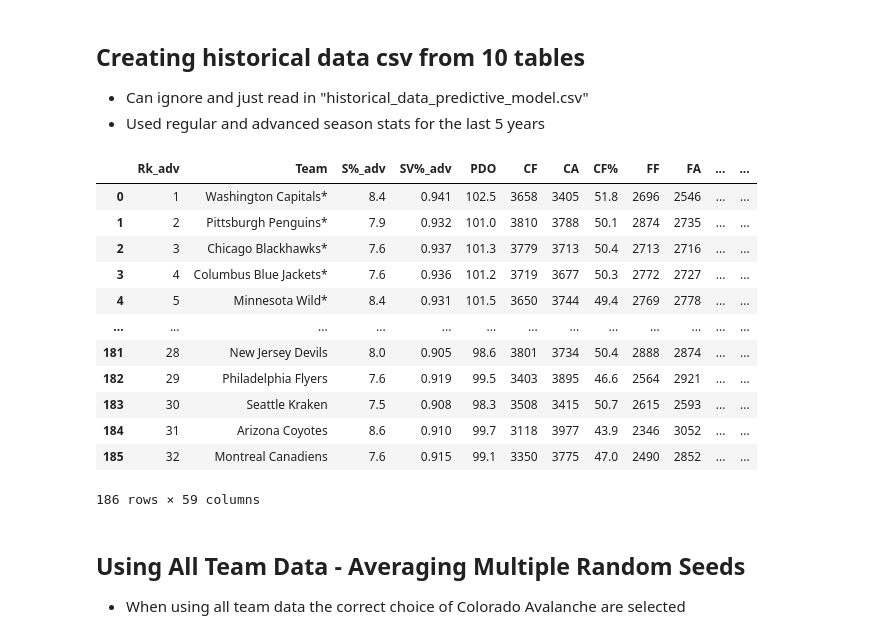
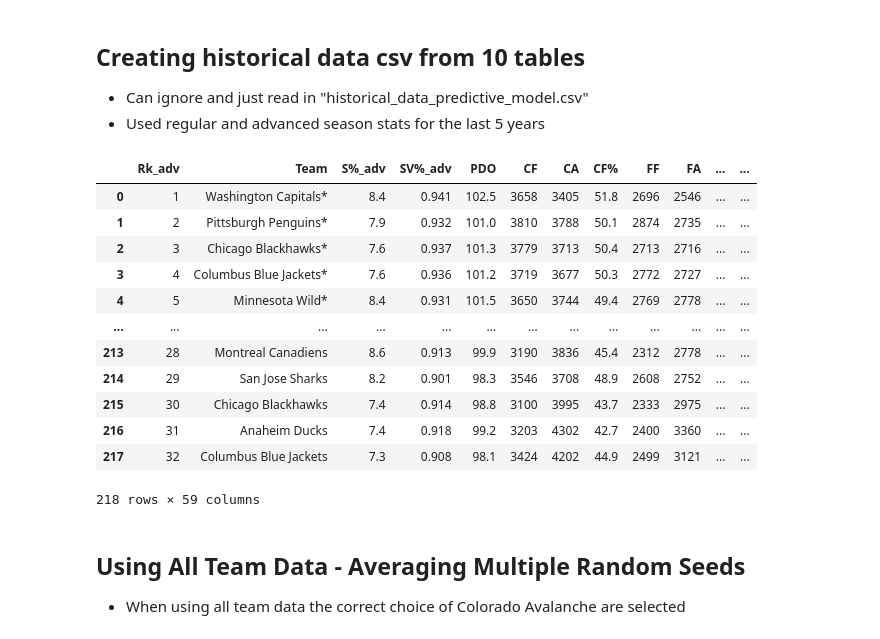
Before and after one commit to jdawg00527/CMSE202_Project, a Jupyter notebook: NHL Predictions.ipynb, the cells around one changed output. Cells and saved outputs as stored; diff of their text form; code cells hidden in the pictures.

```diff
--- a/NHL Predictions.ipynb
+++ b/NHL Predictions.ipynb
@@ -31,24 +31,24 @@ def process_year(year, champion_team):
 
     return data
 # %%
-years = range(2017, 2023)
-champions = ['Pittsburgh Penguins*', 'Washington Capitals*', 'St. Louis Blues*', 'Tampa Bay Lightning*', 'Tampa Bay Lightning*', 'Colorado Avalanche*']
+years = range(2017, 2024)
+champions = ['Pittsburgh Penguins*', 'Washington Capitals*', 'St. Louis Blues*', 'Tampa Bay Lightning*', 'Tampa Bay Lightning*', 'Colorado Avalanche*', '']
 historical_data = pd.concat([process_year(year, champion) for year, champion in zip(years, champions)], ignore_index=True)
 historical_data
 # %% [output]
 |  | Rk_adv | Team | S%_adv | SV%_adv | PDO | CF | CA | CF% | FF | FA | ... | ... |
 | 0 | 1 | Washington Capitals* | 8.4 | 0.941 | 102.5 | 3658 | 3405 | 51.8 | 2696 | 2546 | ... | ... |
 | 1 | 2 | Pittsburgh Penguins* | 7.9 | 0.932 | 101.0 | 3810 | 3788 | 50.1 | 2874 | 2735 | ... | ... |
 | 2 | 3 | Chicago Blackhawks* | 7.6 | 0.937 | 101.3 | 3779 | 3713 | 50.4 | 2713 | 2716 | ... | ... |
 | 3 | 4 | Columbus Blue Jackets* | 7.6 | 0.936 | 101.2 | 3719 | 3677 | 50.3 | 2772 | 2727 | ... | ... |
 | 4 | 5 | Minnesota Wild* | 8.4 | 0.931 | 101.5 | 3650 | 3744 | 49.4 | 2769 | 2778 | ... | ... |
 | ... | ... | ... | ... | ... | ... | ... | ... | ... | ... | ... | ... | ... |
-| 181 | 28 | New Jersey Devils | 8.0 | 0.905 | 98.6 | 3801 | 3734 | 50.4 | 2888 | 2874 | ... | ... |
-| 182 | 29 | Philadelphia Flyers | 7.6 | 0.919 | 99.5 | 3403 | 3895 | 46.6 | 2564 | 2921 | ... | ... |
-| 183 | 30 | Seattle Kraken | 7.5 | 0.908 | 98.3 | 3508 | 3415 | 50.7 | 2615 | 2593 | ... | ... |
-| 184 | 31 | Arizona Coyotes | 8.6 | 0.910 | 99.7 | 3118 | 3977 | 43.9 | 2346 | 3052 | ... | ... |
-| 185 | 32 | Montreal Canadiens | 7.6 | 0.915 | 99.1 | 3350 | 3775 | 47.0 | 2490 | 2852 | ... | ... |
+| 213 | 28 | Montreal Canadiens | 8.6 | 0.913 | 99.9 | 3190 | 3836 | 45.4 | 2312 | 2778 | ... | ... |
+| 214 | 29 | San Jose Sharks | 8.2 | 0.901 | 98.3 | 3546 | 3708 | 48.9 | 2608 | 2752 | ... | ... |
+| 215 | 30 | Chicago Blackhawks | 7.4 | 0.914 | 98.8 | 3100 | 3995 | 43.7 | 2333 | 2975 | ... | ... |
+| 216 | 31 | Anaheim Ducks | 7.4 | 0.918 | 99.2 | 3203 | 4302 | 42.7 | 2400 | 3360 | ... | ... |
+| 217 | 32 | Columbus Blue Jackets | 7.3 | 0.908 | 98.1 | 3424 | 4202 | 44.9 | 2499 | 3121 | ... | ... |
-186 rows × 59 columns
+218 rows × 59 columns
 # %%
 historical_data.to_csv('historical_data_predictive_model.csv', index=False)
 # %% [markdown]
```
Also changed, not shown: parts of 13 cells of this notebook.
